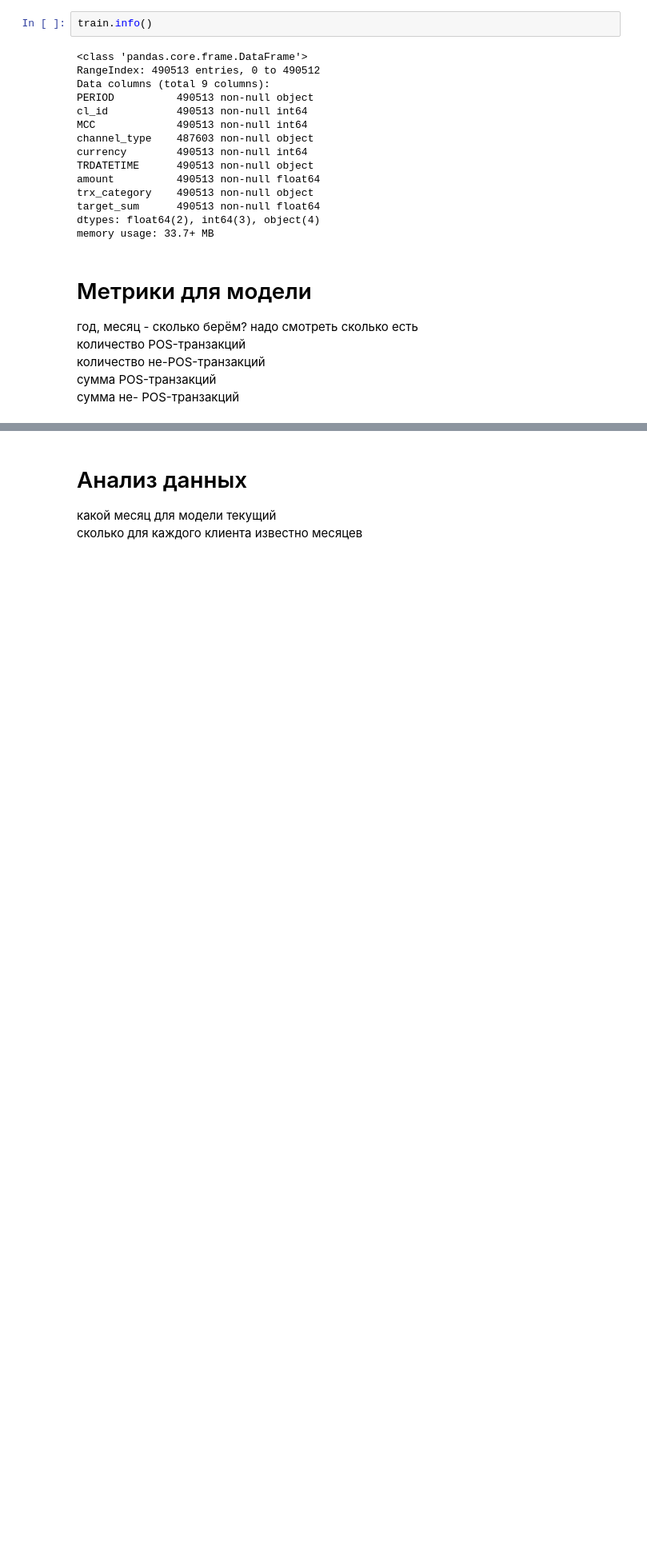
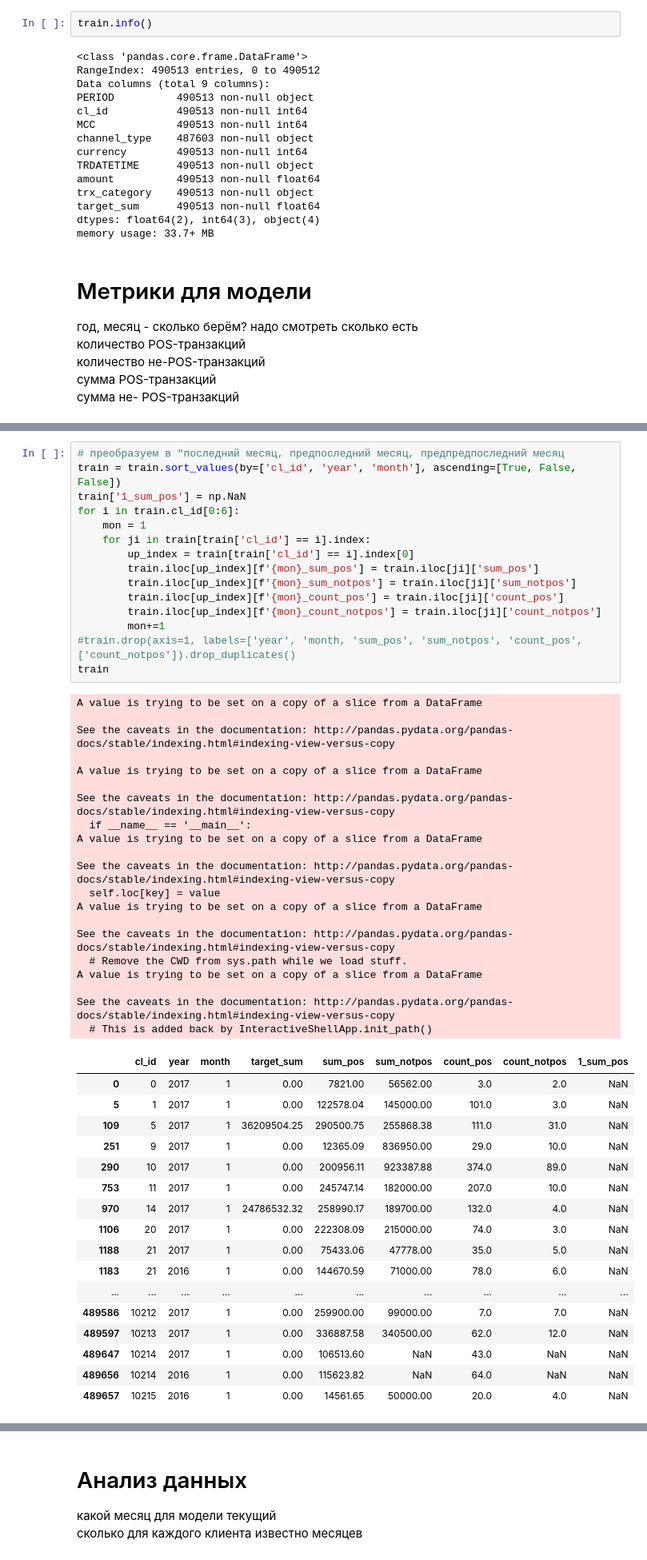
Before and after one commit to Hitriihoma/Machine-learning-course-task, a Jupyter notebook: Zubarev ML.ipynb, the cells around one changed output, grey strips where cells are left out. Shown: that part at 80% size. Saved outputs shown, nothing was run; the diff lists cells and outputs as text; blank space fills up the shorter version.

```diff
--- a/Zubarev ML.ipynb
+++ b/Zubarev ML.ipynb
@@ -136,3 +135,56 @@ train.head()
 | 109 | 5 | 2017 | 1 | 36209504.25 | 290500.75 | 255868.38 | 111.0 | 31.0 |
 | 251 | 9 | 2017 | 1 | 0.00 | 12365.09 | 836950.00 | 29.0 | 10.0 |
 | 290 | 10 | 2017 | 1 | 0.00 | 200956.11 | 923387.88 | 374.0 | 89.0 |
+# %%
+# преобразуем в "последний месяц, предпоследний месяц, предпредпоследний месяц
+train = train.sort_values(by=['cl_id', 'year', 'month'], ascending=[True, False, False])
+train['1_sum_pos'] = np.NaN
+for i in train.cl_id[0:6]:
+    mon = 1
+    for ji in train[train['cl_id'] == i].index:
+        up_index = train[train['cl_id'] == i].index[0]
+        train.iloc[up_index][f'{mon}_sum_pos'] = train.iloc[ji]['sum_pos']
+        train.iloc[up_index][f'{mon}_sum_notpos'] = train.iloc[ji]['sum_notpos']
+        train.iloc[up_index][f'{mon}_count_pos'] = train.iloc[ji]['count_pos']
+        train.iloc[up_index][f'{mon}_count_notpos'] = train.iloc[ji]['count_notpos']
+        mon+=1
+#train.drop(axis=1, labels=['year', 'month, 'sum_pos', 'sum_notpos', 'count_pos', ['count_notpos']).drop_duplicates()
+train
+# %% [output]
+A value is trying to be set on a copy of a slice from a DataFrame
+
+See the caveats in the documentation: http://pandas.pydata.org/pandas-docs/stable/indexing.html#indexing-view-versus-copy
+
+A value is trying to be set on a copy of a slice from a DataFrame
+
+See the caveats in the documentation: http://pandas.pydata.org/pandas-docs/stable/indexing.html#indexing-view-versus-copy
+  if __name__ == '__main__':
+A value is trying to be set on a copy of a slice from a DataFrame
+
+See the caveats in the documentation: http://pandas.pydata.org/pandas-docs/stable/indexing.html#indexing-view-versus-copy
+  self.loc[key] = value
+A value is trying to be set on a copy of a slice from a DataFrame
+
+See the caveats in the documentation: http://pandas.pydata.org/pandas-docs/stable/indexing.html#indexing-view-versus-copy
+  # Remove the CWD from sys.path while we load stuff.
+A value is trying to be set on a copy of a slice from a DataFrame
+
+See the caveats in the documentation: http://pandas.pydata.org/pandas-docs/stable/indexing.html#indexing-view-versus-copy
+  # This is added back by InteractiveShellApp.init_path()
+|  | cl_id | year | month | target_sum | sum_pos | sum_notpos | count_pos | count_notpos | 1_sum_pos |
+| 0 | 0 | 2017 | 1 | 0.00 | 7821.00 | 56562.00 | 3.0 | 2.0 | NaN |
+| 5 | 1 | 2017 | 1 | 0.00 | 122578.04 | 145000.00 | 101.0 | 3.0 | NaN |
+| 109 | 5 | 2017 | 1 | 36209504.25 | 290500.75 | 255868.38 | 111.0 | 31.0 | NaN |
+| 251 | 9 | 2017 | 1 | 0.00 | 12365.09 | 836950.00 | 29.0 | 10.0 | NaN |
+| 290 | 10 | 2017 | 1 | 0.00 | 200956.11 | 923387.88 | 374.0 | 89.0 | NaN |
+| 753 | 11 | 2017 | 1 | 0.00 | 245747.14 | 182000.00 | 207.0 | 10.0 | NaN |
+| 970 | 14 | 2017 | 1 | 24786532.32 | 258990.17 | 189700.00 | 132.0 | 4.0 | NaN |
+| 1106 | 20 | 2017 | 1 | 0.00 | 222308.09 | 215000.00 | 74.0 | 3.0 | NaN |
+| 1188 | 21 | 2017 | 1 | 0.00 | 75433.06 | 47778.00 | 35.0 | 5.0 | NaN |
+| 1183 | 21 | 2016 | 1 | 0.00 | 144670.59 | 71000.00 | 78.0 | 6.0 | NaN |
+| ... | ... | ... | ... | ... | ... | ... | ... | ... | ... |
+| 489586 | 10212 | 2017 | 1 | 0.00 | 259900.00 | 99000.00 | 7.0 | 7.0 | NaN |
+| 489597 | 10213 | 2017 | 1 | 0.00 | 336887.58 | 340500.00 | 62.0 | 12.0 | NaN |
+| 489647 | 10214 | 2017 | 1 | 0.00 | 106513.60 | NaN | 43.0 | NaN | NaN |
+| 489656 | 10214 | 2016 | 1 | 0.00 | 115623.82 | NaN | 64.0 | NaN | NaN |
+| 489657 | 10215 | 2016 | 1 | 0.00 | 14561.65 | 50000.00 | 20.0 | 4.0 | NaN |
```
Also changed, not shown: parts of 9 cells of this notebook.
